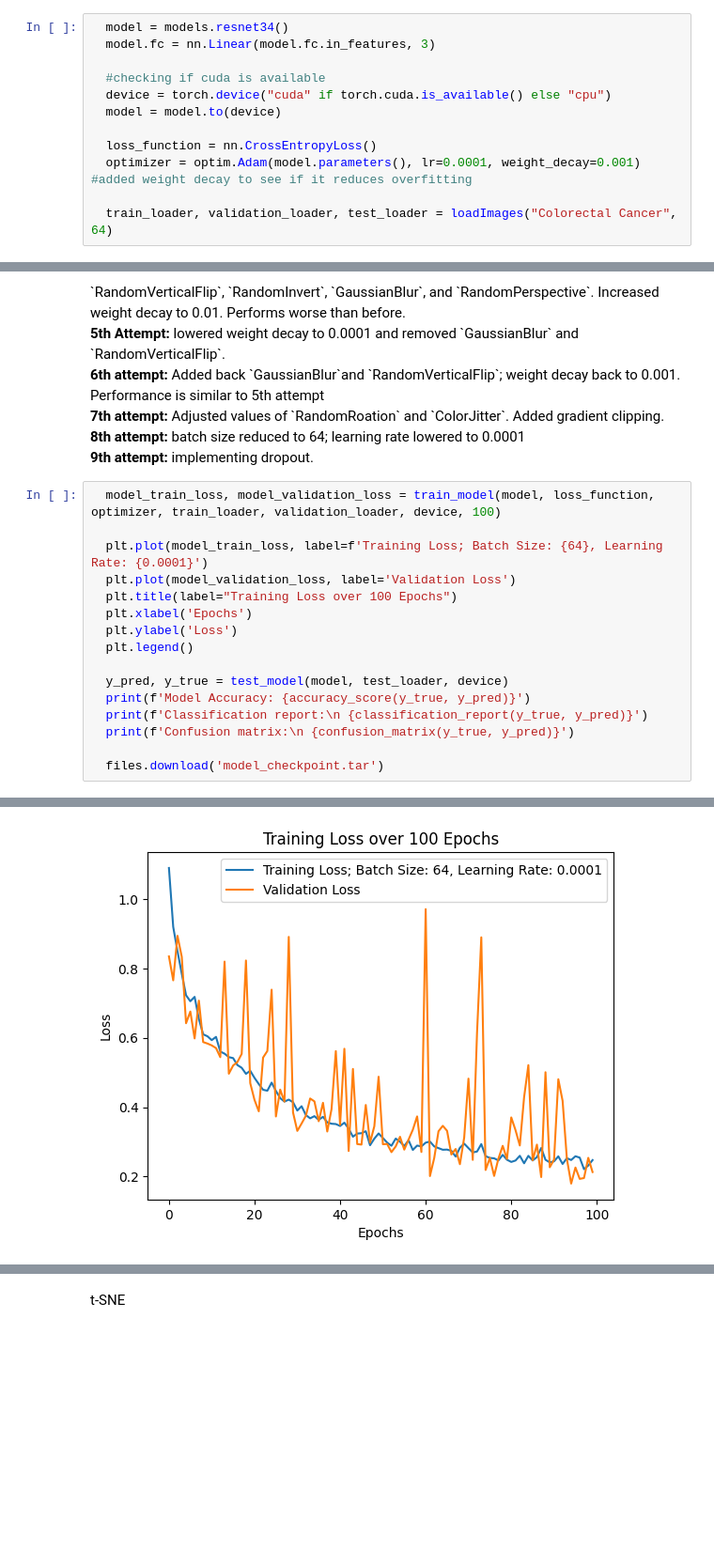
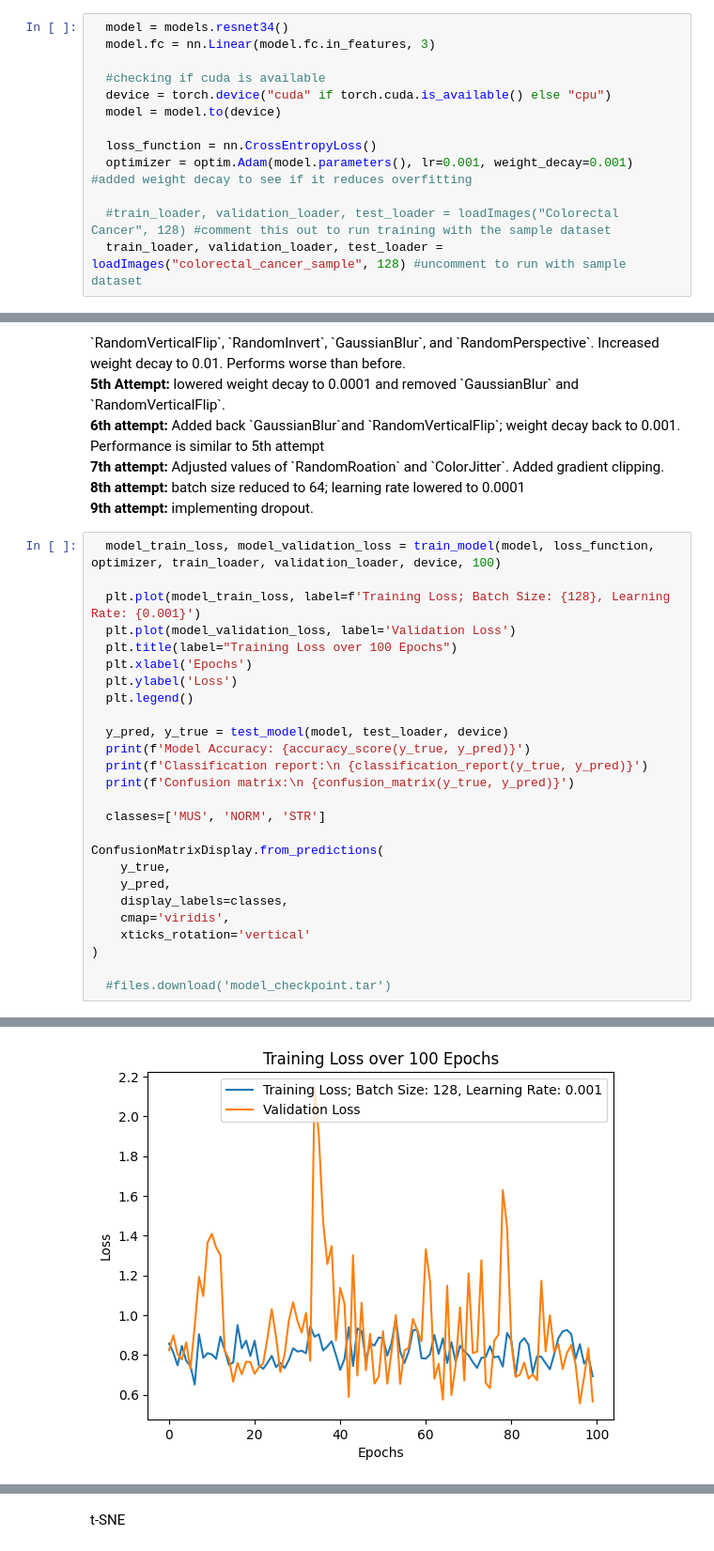
Before and after one commit to bulabd/COMP432-GroupG, a Jupyter notebook: Source Code ipynb files/Part 1/part1_model_training.ipynb, the cells around one changed output, grey strips where cells are left out. Shown at 94% size. Saved outputs shown, nothing was run; the diff lists cells and outputs as text; blank space fills up the shorter version.

Commit message:
adjusted code for part 1 to run with sample dataset

```diff
--- a/Source Code ipynb files/Part 1/part1_model_training.ipynb
+++ b/Source Code ipynb files/Part 1/part1_model_training.ipynb
@@ -167,9 +164,10 @@ Initializing model and dataloaders
   model = model.to(device)
 
   loss_function = nn.CrossEntropyLoss()
-  optimizer = optim.Adam(model.parameters(), lr=0.0001, weight_decay=0.001) #added weight decay to see if it reduces overfitting
+  optimizer = optim.Adam(model.parameters(), lr=0.001, weight_decay=0.001) #added weight decay to see if it reduces overfitting
 
-  train_loader, validation_loader, test_loader = loadImages("Colorectal Cancer", 64)
+  #train_loader, validation_loader, test_loader = loadImages("Colorectal Cancer", 128) #comment this out to run training with the sample dataset
+  train_loader, validation_loader, test_loader = loadImages("colorectal_cancer_sample", 128) #uncomment to run with sample dataset
 # %% [markdown]
 <h2>Training and Testing</h2>
 <b>1st Attempt:</b> trained model using batch size of 64 and learning rate of 0.01. The model is overfitting. <br>
@@ -184,7 +182,7 @@ Initializing model and dataloaders
 # %%
   model_train_loss, model_validation_loss = train_model(model, loss_function, optimizer, train_loader, validation_loader, device, 100)
 
-  plt.plot(model_train_loss, label=f'Training Loss; Batch Size: {64}, Learning Rate: {0.0001}')
+  plt.plot(model_train_loss, label=f'Training Loss; Batch Size: {128}, Learning Rate: {0.001}')
   plt.plot(model_validation_loss, label='Validation Loss')
   plt.title(label="Training Loss over 100 Epochs")
   plt.xlabel('Epochs')
@@ -196,5 +194,15 @@ Initializing model and dataloaders
   print(f'Classification report:\n {classification_report(y_true, y_pred)}')
   print(f'Confusion matrix:\n {confusion_matrix(y_true, y_pred)}')
 
-  files.download('model_checkpoint.tar')
+  classes=['MUS', 'NORM', 'STR']
+
+ConfusionMatrixDisplay.from_predictions(
+    y_true,
+    y_pred,
+    display_labels=classes,
+    cmap='viridis',
+    xticks_rotation='vertical'
+)
+
+  #files.download('model_checkpoint.tar')
 # %% [output]
@@ -219 +226 @@ Confusion matrix:
-[figure, old version]
+[figure, new version]
```
Also changed, not shown: parts of 13 cells of this notebook.
